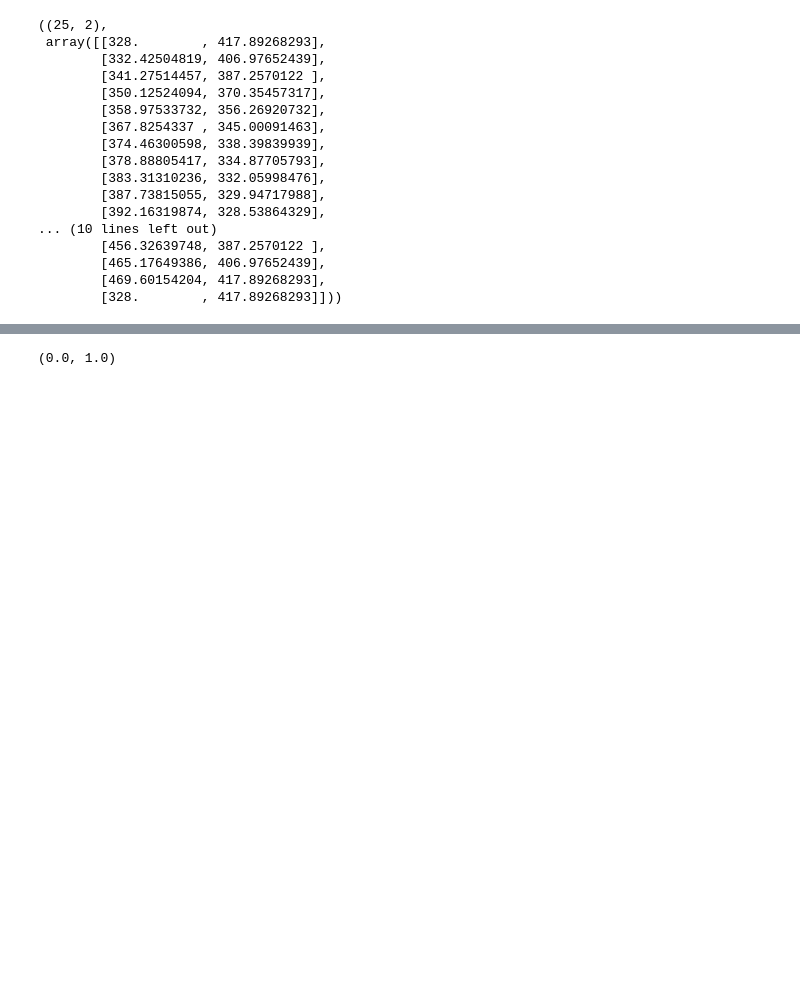
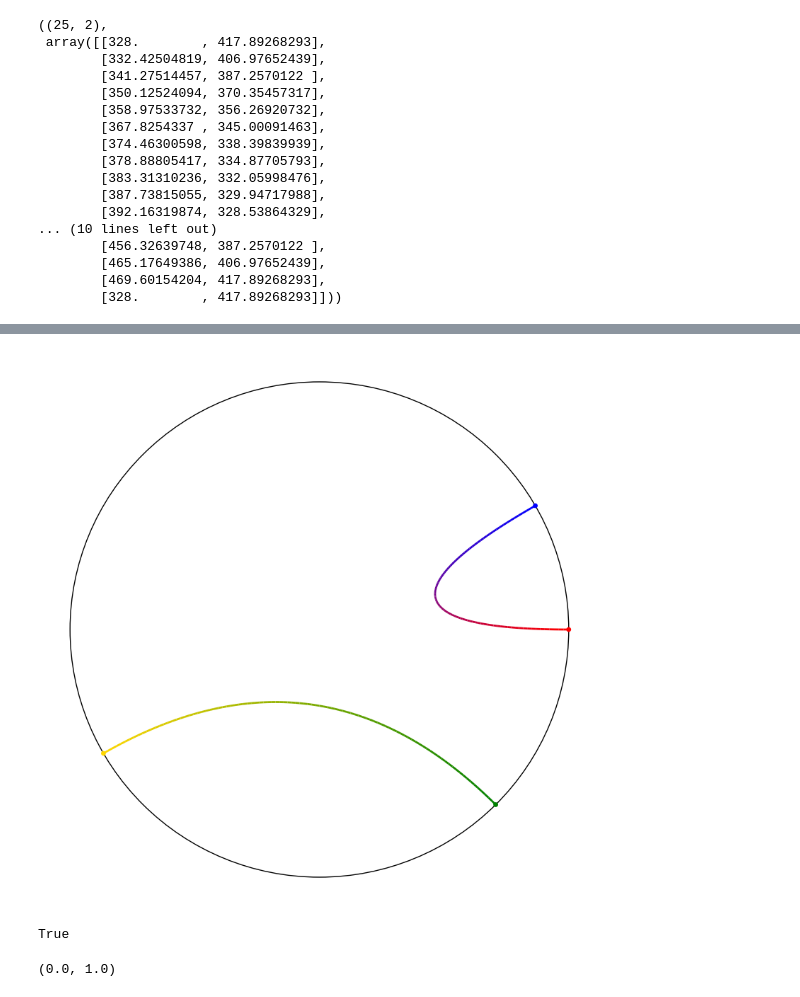
Before and after one commit to AgainstEntropy/myChord, a Jupyter notebook: notebooks/playground.ipynb, the cells around one changed output, grey strips where cells are left out. Drawn from its saved outputs; the diff is of its cells as text; code cells hidden in the pictures; blank space fills up the shorter version.

```diff
--- a/notebooks/playground.ipynb
+++ b/notebooks/playground.ipynb
@@ -219,3 +139,18 @@ cmap.colors[0] + cmap.colors[-1]
+# %%
+cmap1 = graph.get_cmap(['red', 'blue'])
+cmap2 = graph.get_cmap(['green', 'gold'])
+# %%
+graph.remove_curves()
+graph.add_curve(start_end=np.array((0, 30)) / 180 * np.pi, cmap=cmap1)
+graph.add_curve(start_end=np.array((-45, 210)) / 180 * np.pi, cmap=cmap2)
+# %%
+graph.get_fig()
+# %% [output]
+[figure, added]
+# %%
+type(graph.ax.collections[0]) in [PathCollection]
+# %% [output]
+True
 # %%
 X = [0, 1/3, 2/3, 1]
 Y = [0, 0, 1, 1]
```
Also changed, not shown: parts of 12 cells of this notebook, 3 other files.
